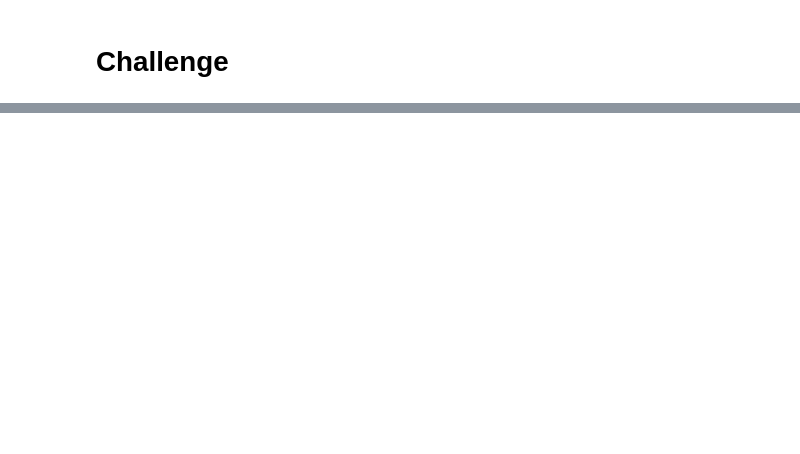
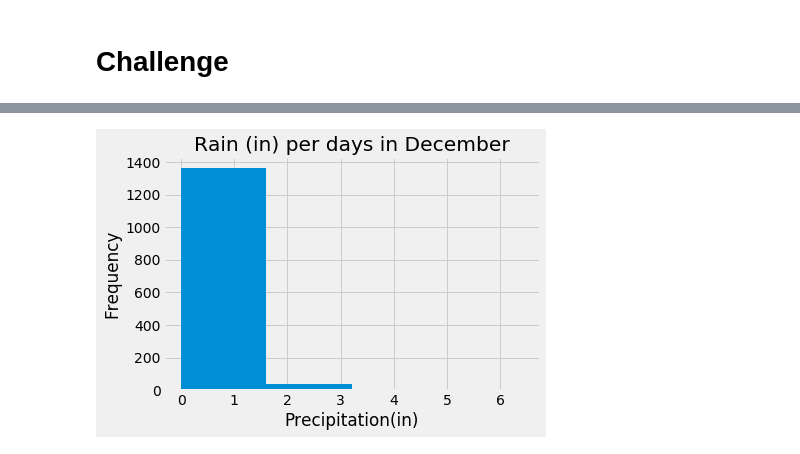
Before and after one commit to elenaguilarv/Surfs_up, a Jupyter notebook: climate_analysis.ipynb, the cells around one changed output, grey strips where cells are left out. Saved outputs shown, nothing was run; the diff lists cells and outputs as text; code cells hidden in the pictures; blank space fills up the shorter version.

```diff
--- a/climate_analysis.ipynb
+++ b/climate_analysis.ipynb
@@ -166,0 +227,5 @@ def calc_temps(start_date, end_date):
+# %%
+# Find weather data for December across all stations and years using describe() function
+december_data = session.query(Measurement.date, Measurement.tobs, Measurement.prcp).filter(extract('month', Measurement.date) == 12).all()
+december_df = pd.DataFrame(december_data, columns = ['Date', 'Avg Temperature','Precipitation(in)'])
+december_df.describe()
@@ -166,0 +242,8 @@ def calc_temps(start_date, end_date):
+# %%
+# Rain per days in December (all years and stations)
+december_df["Precipitation(in)"].plot.hist(bins=4)
+plt.xlabel('Precipitation(in)')
+plt.title('Rain (in) per days in December')
+plt.savefig(r'C:\Users\User1\Desktop\Surfs_up\december_rain.png')
+# %% [output]
+[figure, added]
```
Also changed, not shown: parts of 10 cells of this notebook, 4 other files.
